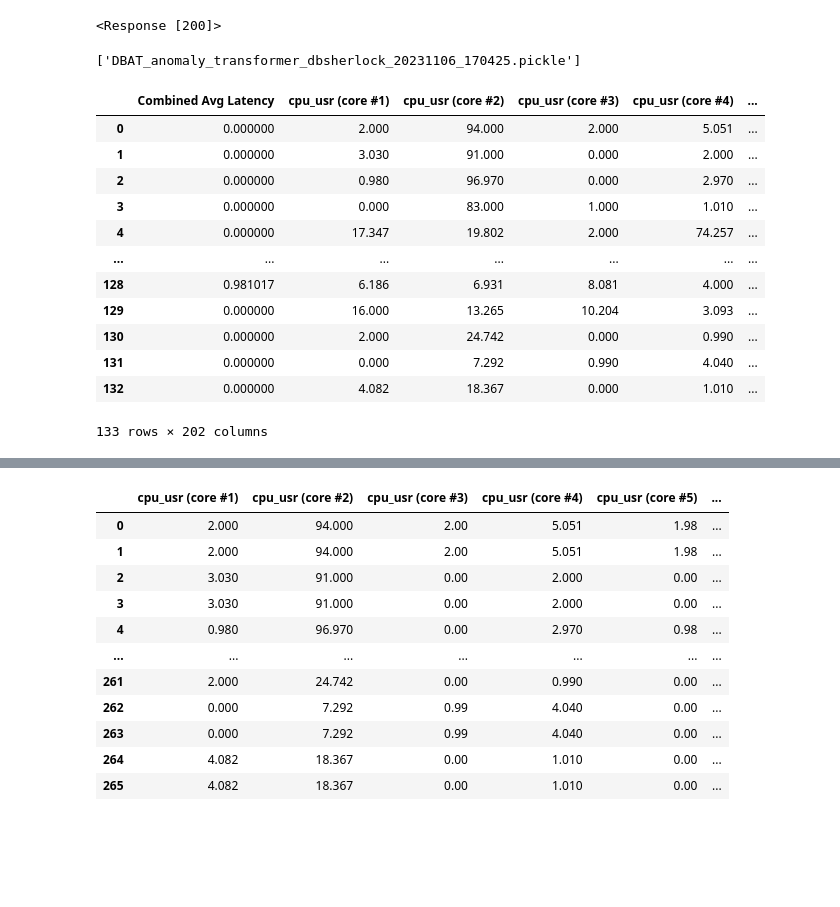
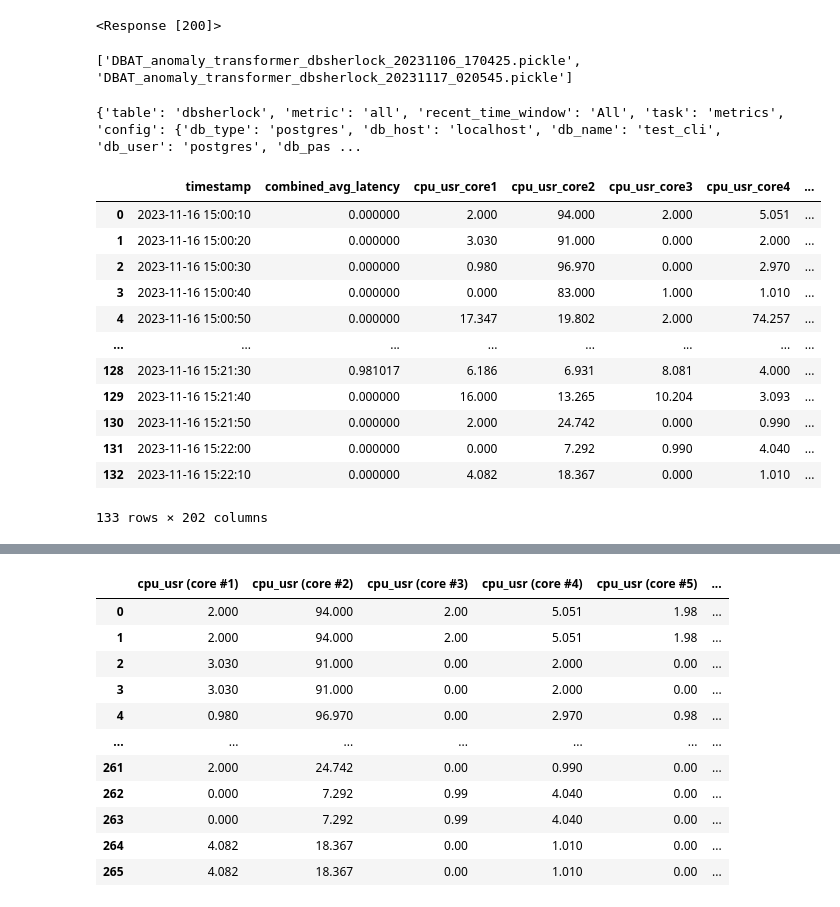
Before and after one commit to allene-ha/EDA_Framework, a Jupyter notebook: client/tutorial.ipynb, the cells around one changed output, grey strips where cells are left out. Saved outputs shown, nothing was run; the diff lists cells and outputs as text; code cells hidden in the pictures; blank space fills up the shorter version.

Commit message:
add: show anomaly feature

```diff
--- a/client/tutorial.ipynb
+++ b/client/tutorial.ipynb
@@ -111,2 +47,0 @@ response = train(config,train_df,'load prediction', pipeline = 'TCN')
-# %%
-get_trained_model(config, 'load prediction')
@@ -141,27 +54,24 @@ response = train(config, task = 'anomaly analysis', pipeline = 'anomaly_transfor
 # %%
 get_trained_model(config, 'anomaly analysis')
 # %% [output]
-['DBAT_anomaly_transformer_dbsherlock_20231106_170425.pickle']
+['DBAT_anomaly_transformer_dbsherlock_20231106_170425.pickle', 'DBAT_anomaly_transformer_dbsherlock_20231117_020545.pickle']
-# %%
-import pandas as pd
-test_df = pd.read_csv('../test_1.csv')
-n = len(test_df)
-test_df.drop(columns = ['Epoch'], inplace=True)
-test_df['timestamp'] = pd.date_range(start="2023-10-27 00:00:00", periods=n, freq="10s")
-
-test_df
-# %% [output]
-|  | Combined Avg Latency | cpu_usr (core #1) | cpu_usr (core #2) | cpu_usr (core #3) | cpu_usr (core #4) | ... |
-| 0 | 0.000000 | 2.000 | 94.000 | 2.000 | 5.051 | ... |
-| 1 | 0.000000 | 3.030 | 91.000 | 0.000 | 2.000 | ... |
-| 2 | 0.000000 | 0.980 | 96.970 | 0.000 | 2.970 | ... |
-| 3 | 0.000000 | 0.000 | 83.000 | 1.000 | 1.010 | ... |
-| 4 | 0.000000 | 17.347 | 19.802 | 2.000 | 74.257 | ... |
-| ... | ... | ... | ... | ... | ... | ... |
-| 128 | 0.981017 | 6.186 | 6.931 | 8.081 | 4.000 | ... |
-| 129 | 0.000000 | 16.000 | 13.265 | 10.204 | 3.093 | ... |
-| 130 | 0.000000 | 2.000 | 24.742 | 0.000 | 0.990 | ... |
-| 131 | 0.000000 | 0.000 | 7.292 | 0.990 | 4.040 | ... |
-| 132 | 0.000000 | 4.082 | 18.367 | 0.000 | 1.010 | ... |
-133 rows × 202 columns
+# %%
+data = query_performance_data(config, table='dbsherlock')
+test_df = pd.DataFrame(data['metric'])
+test_df
+# %% [output]
+{'table': 'dbsherlock', 'metric': 'all', 'recent_time_window': 'All', 'task': 'metrics', 'config': {'db_type': 'postgres', 'db_host': 'localhost', 'db_name': 'test_cli', 'db_user': 'postgres', 'db_pas ...
+|  | timestamp | combined_avg_latency | cpu_usr_core1 | cpu_usr_core2 | cpu_usr_core3 | cpu_usr_core4 | ... |
+| 0 | 2023-11-16 15:00:10 | 0.000000 | 2.000 | 94.000 | 2.000 | 5.051 | ... |
+| 1 | 2023-11-16 15:00:20 | 0.000000 | 3.030 | 91.000 | 0.000 | 2.000 | ... |
+| 2 | 2023-11-16 15:00:30 | 0.000000 | 0.980 | 96.970 | 0.000 | 2.970 | ... |
+| 3 | 2023-11-16 15:00:40 | 0.000000 | 0.000 | 83.000 | 1.000 | 1.010 | ... |
+| 4 | 2023-11-16 15:00:50 | 0.000000 | 17.347 | 19.802 | 2.000 | 74.257 | ... |
+| ... | ... | ... | ... | ... | ... | ... | ... |
+| 128 | 2023-11-16 15:21:30 | 0.981017 | 6.186 | 6.931 | 8.081 | 4.000 | ... |
+| 129 | 2023-11-16 15:21:40 | 0.000000 | 16.000 | 13.265 | 10.204 | 3.093 | ... |
+| 130 | 2023-11-16 15:21:50 | 0.000000 | 2.000 | 24.742 | 0.000 | 0.990 | ... |
+| 131 | 2023-11-16 15:22:00 | 0.000000 | 0.000 | 7.292 | 0.990 | 4.040 | ... |
+| 132 | 2023-11-16 15:22:10 | 0.000000 | 4.082 | 18.367 | 0.000 | 1.010 | ... |
+133 rows × 202 columns
 # %%
```
Also changed, not shown: parts of 16 cells of this notebook, 7 other files.
